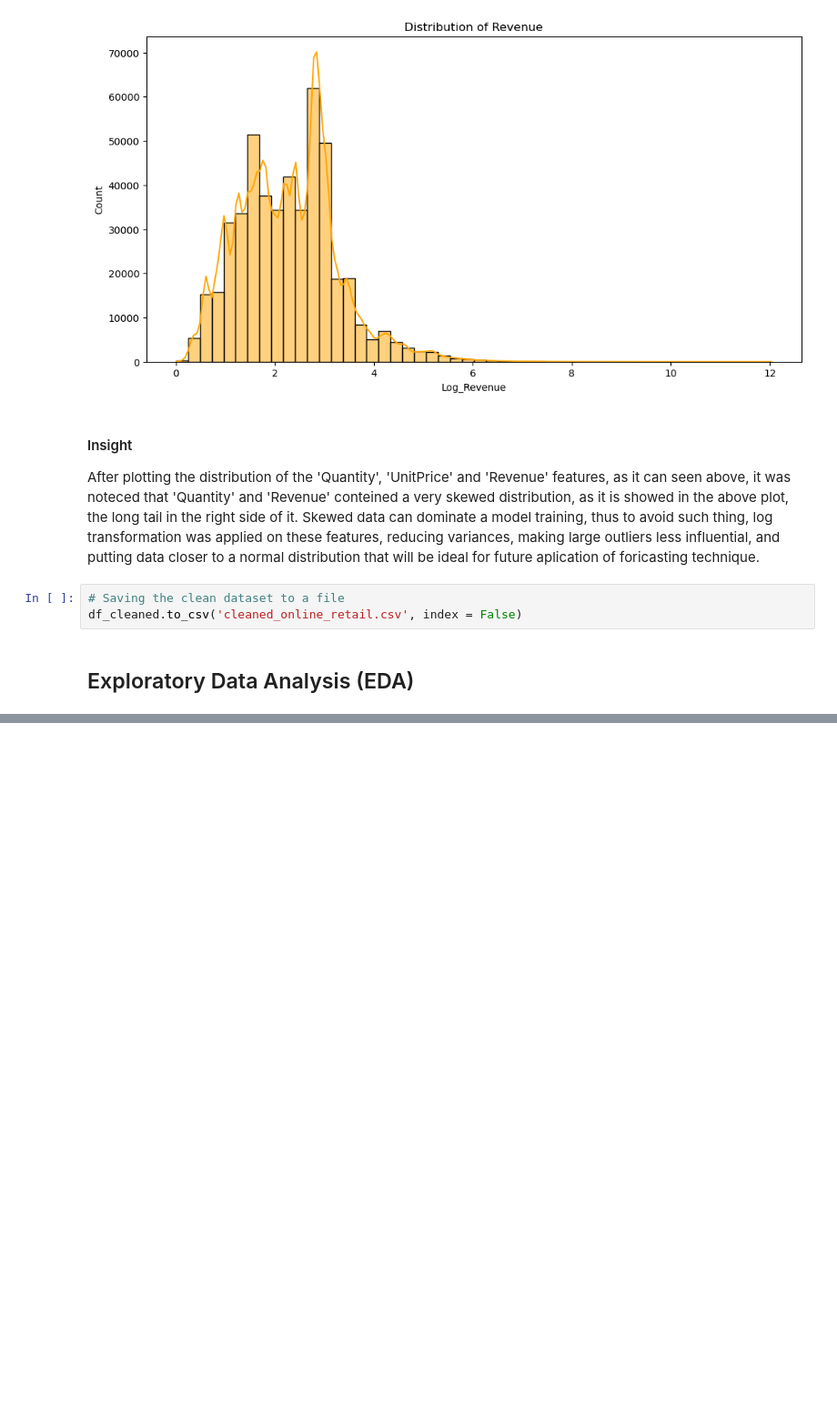
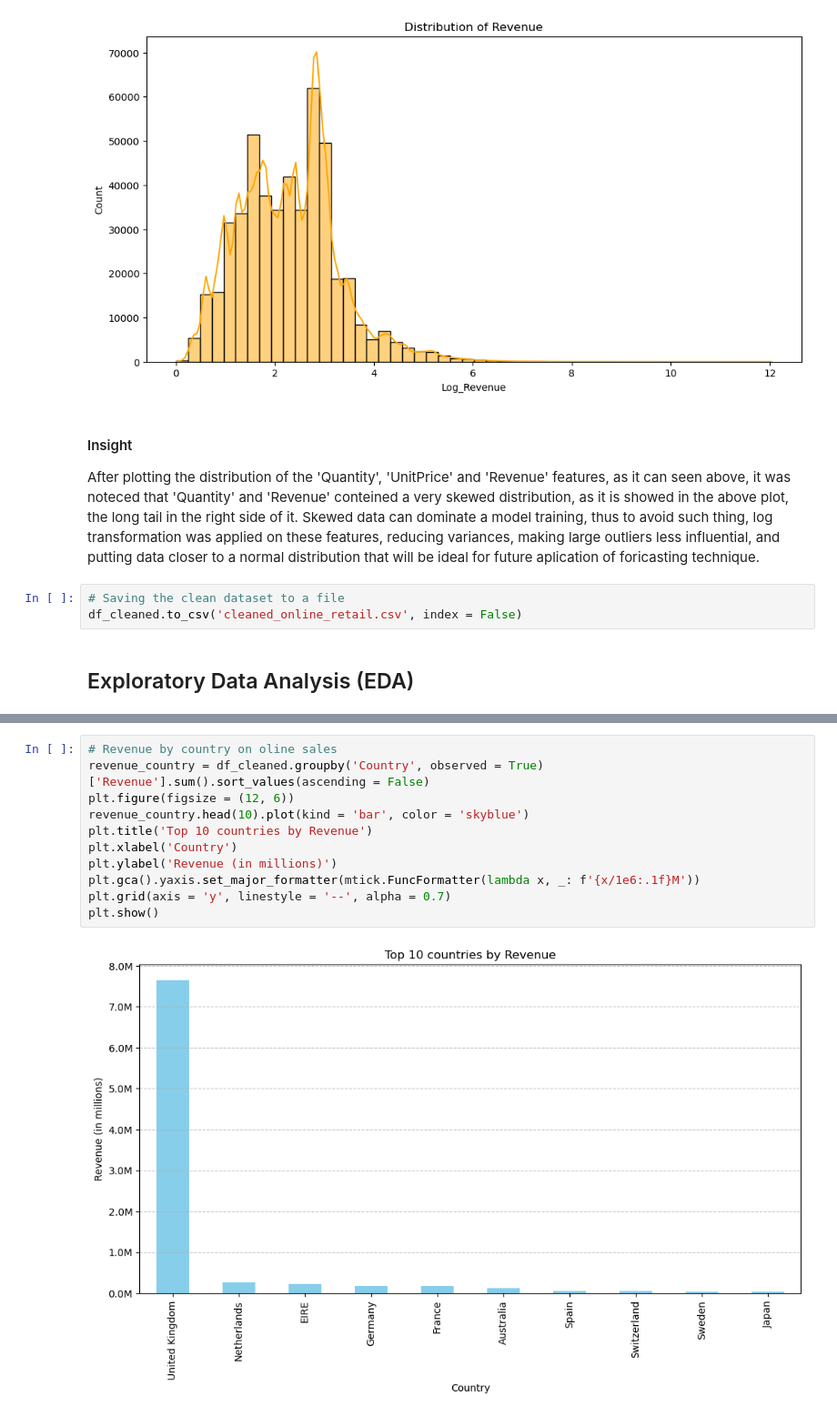
Before and after one commit to DiegoALemos/Programming-for-AI-Final-Project, a Jupyter notebook: final_project.ipynb, the cells around one changed output, grey strips where cells are left out. Shown at 91% size. Saved outputs shown, nothing was run; the diff lists cells and outputs as text; blank space fills up the shorter version.

```diff
--- a/final_project.ipynb
+++ b/final_project.ipynb
@@ -308,0 +381,13 @@ plt.show()
+# %%
+# Revenue by country on oline sales
+revenue_country = df_cleaned.groupby('Country', observed = True)['Revenue'].sum().sort_values(ascending = False)
+plt.figure(figsize = (12, 6))
+revenue_country.head(10).plot(kind = 'bar', color = 'skyblue')
+plt.title('Top 10 countries by Revenue')
+plt.xlabel('Country')
+plt.ylabel('Revenue (in millions)')
+plt.gca().yaxis.set_major_formatter(mtick.FuncFormatter(lambda x, _: f'{x/1e6:.1f}M'))
+plt.grid(axis = 'y', linestyle = '--', alpha = 0.7)
+plt.show()
+# %% [output]
+[figure, added]
```
Also changed, not shown: parts of 23 cells of this notebook.
